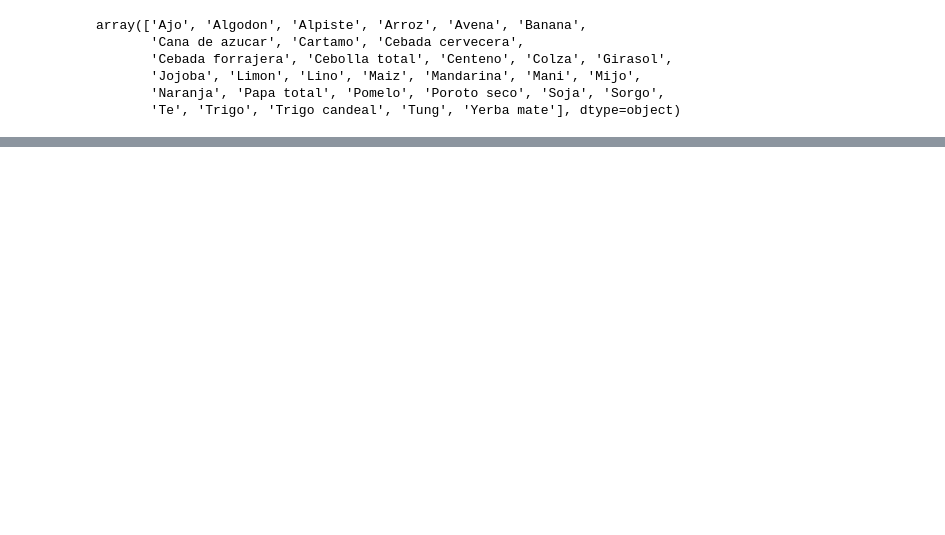
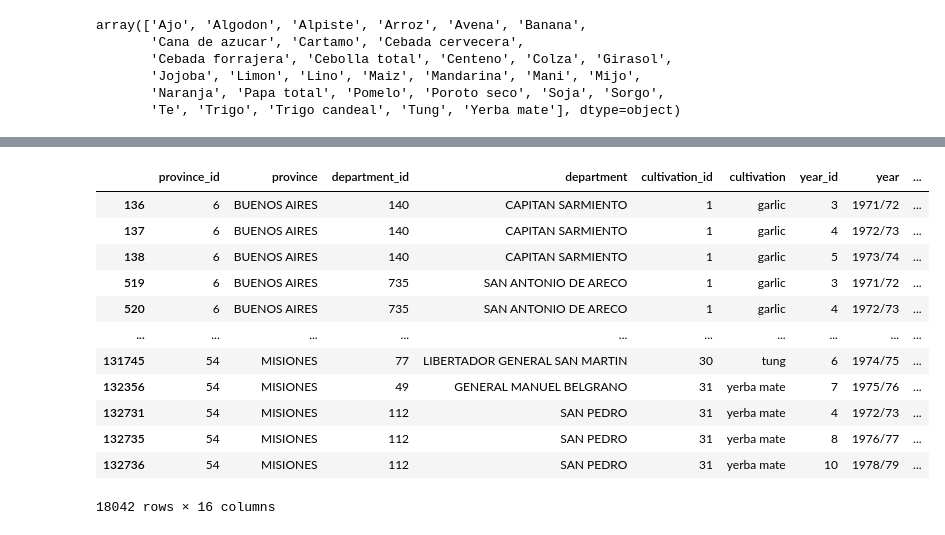
Before and after one commit to markusdoppler/Crops, a Jupyter notebook: notebooks/1-DataPreprocessing.ipynb, the cells around one changed output, grey strips where cells are left out. Saved outputs shown, nothing was run; the diff lists cells and outputs as text; code cells hidden in the pictures; blank space fills up the shorter version.

```diff
--- a/notebooks/1-DataPreprocessing.ipynb
+++ b/notebooks/1-DataPreprocessing.ipynb
@@ -136,0 +199,16 @@ df.to_csv('../data/cleaned/agricultura.csv')
+# %%
+df[df.area_harvested == 0]
+# %% [output]
+|  | province_id | province | department_id | department | cultivation_id | cultivation | year_id | year | ... |
+| 136 | 6 | BUENOS AIRES | 140 | CAPITAN SARMIENTO | 1 | garlic | 3 | 1971/72 | ... |
+| 137 | 6 | BUENOS AIRES | 140 | CAPITAN SARMIENTO | 1 | garlic | 4 | 1972/73 | ... |
+| 138 | 6 | BUENOS AIRES | 140 | CAPITAN SARMIENTO | 1 | garlic | 5 | 1973/74 | ... |
+| 519 | 6 | BUENOS AIRES | 735 | SAN ANTONIO DE ARECO | 1 | garlic | 3 | 1971/72 | ... |
+| 520 | 6 | BUENOS AIRES | 735 | SAN ANTONIO DE ARECO | 1 | garlic | 4 | 1972/73 | ... |
+| ... | ... | ... | ... | ... | ... | ... | ... | ... | ... |
+| 131745 | 54 | MISIONES | 77 | LIBERTADOR GENERAL SAN MARTIN | 30 | tung | 6 | 1974/75 | ... |
+| 132356 | 54 | MISIONES | 49 | GENERAL MANUEL BELGRANO | 31 | yerba mate | 7 | 1975/76 | ... |
+| 132731 | 54 | MISIONES | 112 | SAN PEDRO | 31 | yerba mate | 4 | 1972/73 | ... |
+| 132735 | 54 | MISIONES | 112 | SAN PEDRO | 31 | yerba mate | 8 | 1976/77 | ... |
+| 132736 | 54 | MISIONES | 112 | SAN PEDRO | 31 | yerba mate | 10 | 1978/79 | ... |
+18042 rows × 16 columns
```
Also changed, not shown: parts of 16 cells of this notebook.
